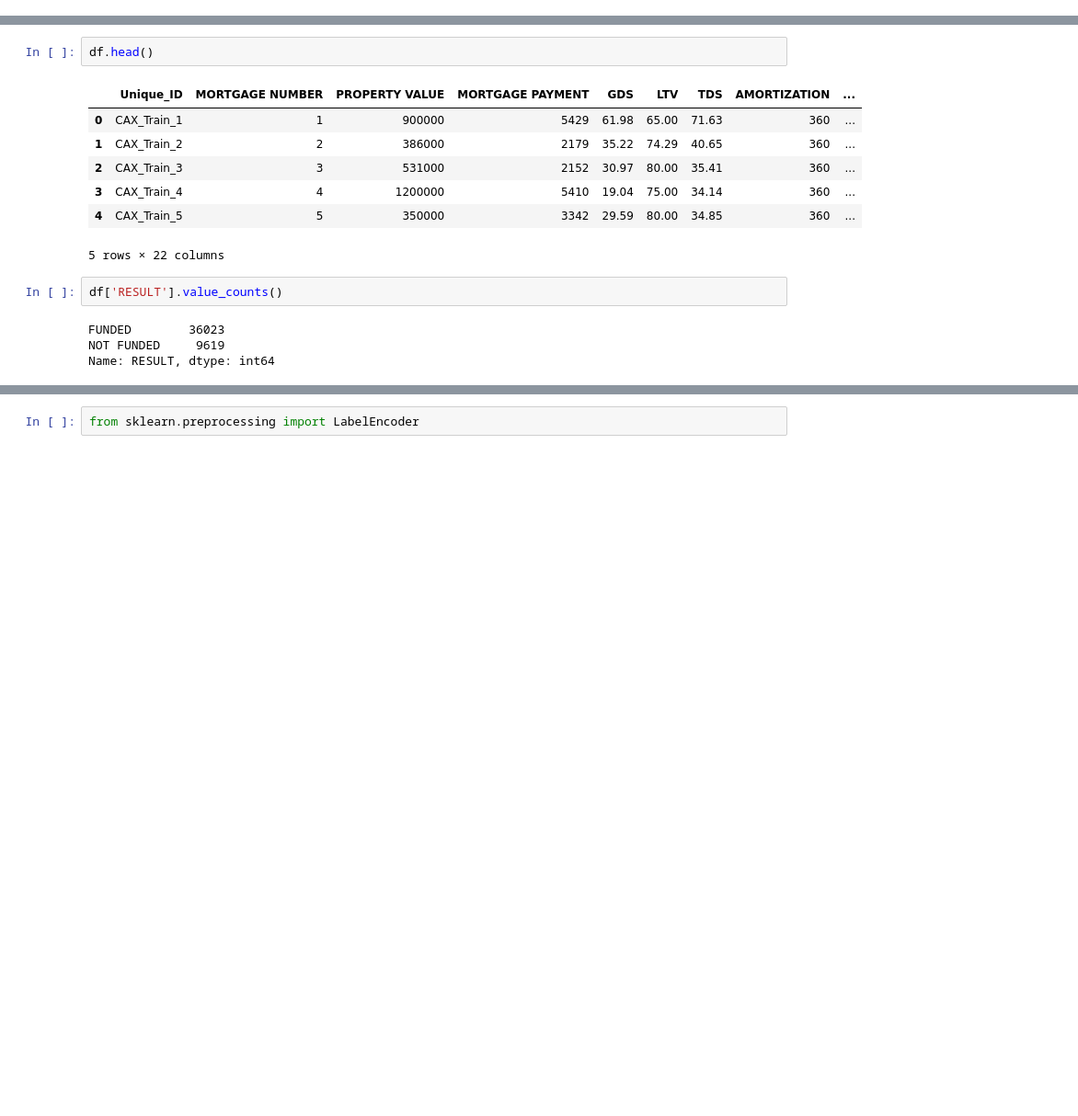
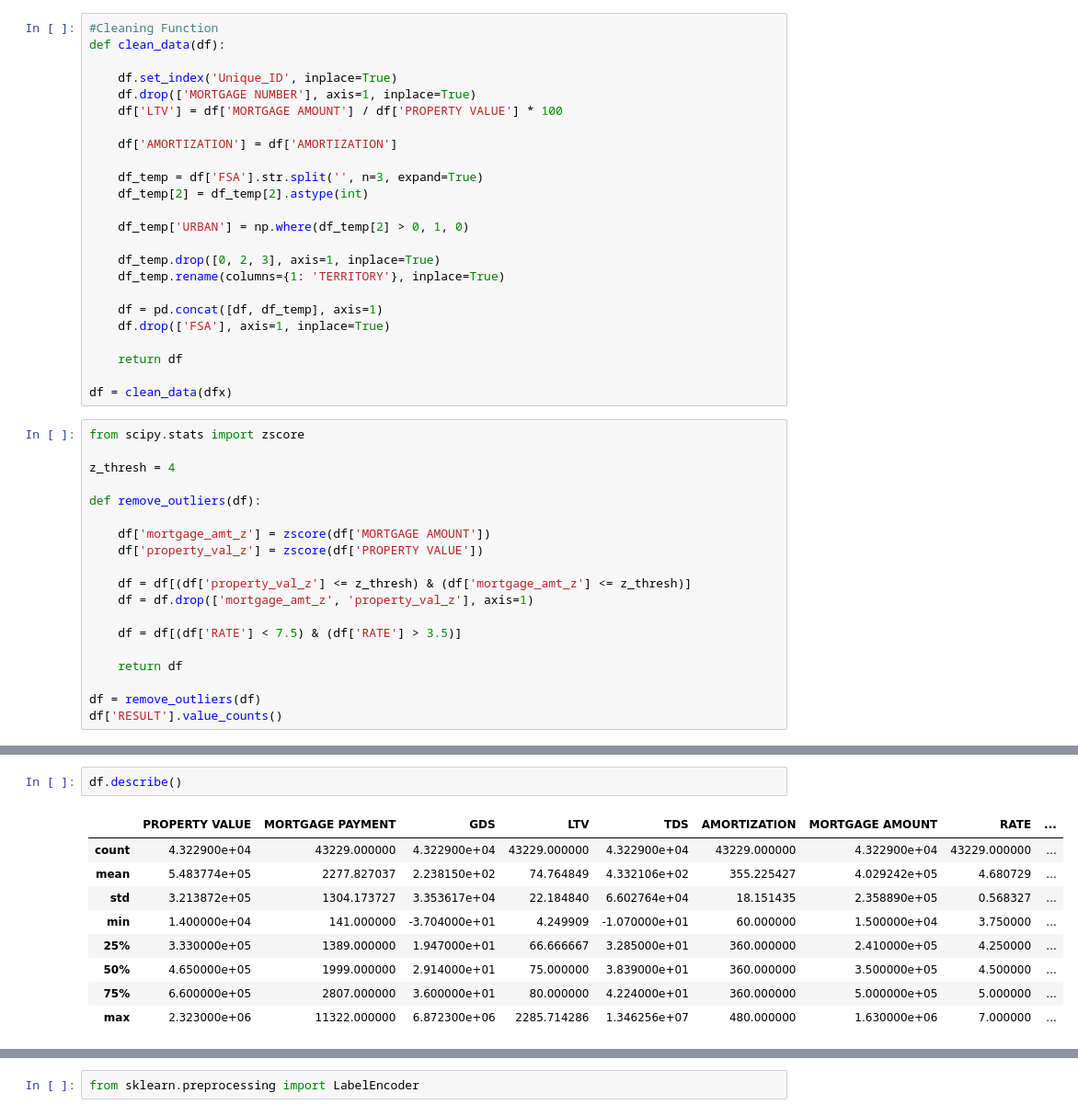
Before and after one commit to maks-p/cax_mortgage, a Jupyter notebook: data_scrub_eda.ipynb, the cells around one changed output, grey strips where cells are left out. Shown: that part at 92% size. Drawn from its saved outputs; the diff is of its cells as text; blank space fills up the shorter version.

```diff
--- a/data_scrub_eda.ipynb
+++ b/data_scrub_eda.ipynb
@@ -7,0 +18,43 @@ df = pd.DataFrame(data)
+# %%
+#Cleaning Function
+def clean_data(df):
+
+    df.set_index('Unique_ID', inplace=True)
+    df.drop(['MORTGAGE NUMBER'], axis=1, inplace=True)
+    df['LTV'] = df['MORTGAGE AMOUNT'] / df['PROPERTY VALUE'] * 100
+
+    df['AMORTIZATION'] = df['AMORTIZATION']
+
+    df_temp = df['FSA'].str.split('', n=3, expand=True)
+    df_temp[2] = df_temp[2].astype(int)
+
+    df_temp['URBAN'] = np.where(df_temp[2] > 0, 1, 0)
+
+    df_temp.drop([0, 2, 3], axis=1, inplace=True)
+    df_temp.rename(columns={1: 'TERRITORY'}, inplace=True)
+
+    df = pd.concat([df, df_temp], axis=1)
+    df.drop(['FSA'], axis=1, inplace=True)
+
+    return df
+
+df = clean_data(dfx)
+# %%
+from scipy.stats import zscore
+
+z_thresh = 4
+
+def remove_outliers(df):
+
+    df['mortgage_amt_z'] = zscore(df['MORTGAGE AMOUNT'])
+    df['property_val_z'] = zscore(df['PROPERTY VALUE'])
+
+    df = df[(df['property_val_z'] <= z_thresh) & (df['mortgage_amt_z'] <= z_thresh)]
+    df = df.drop(['mortgage_amt_z', 'property_val_z'], axis=1)
+
+    df = df[(df['RATE'] < 7.5) & (df['RATE'] > 3.5)]
+
+    return df
+
+df = remove_outliers(df)
+df['RESULT'].value_counts()
@@ -8,16 +135,12 @@ df = pd.DataFrame(data)
 # %%
-df.head()
+df.describe()
 # %% [output]
-|  | Unique_ID | MORTGAGE NUMBER | PROPERTY VALUE | MORTGAGE PAYMENT | GDS | LTV | TDS | AMORTIZATION | ... |
-| 0 | CAX_Train_1 | 1 | 900000 | 5429 | 61.98 | 65.00 | 71.63 | 360 | ... |
-| 1 | CAX_Train_2 | 2 | 386000 | 2179 | 35.22 | 74.29 | 40.65 | 360 | ... |
-| 2 | CAX_Train_3 | 3 | 531000 | 2152 | 30.97 | 80.00 | 35.41 | 360 | ... |
-| 3 | CAX_Train_4 | 4 | 1200000 | 5410 | 19.04 | 75.00 | 34.14 | 360 | ... |
-| 4 | CAX_Train_5 | 5 | 350000 | 3342 | 29.59 | 80.00 | 34.85 | 360 | ... |
+|  | PROPERTY VALUE | MORTGAGE PAYMENT | GDS | LTV | TDS | AMORTIZATION | MORTGAGE AMOUNT | RATE | ... |
+| count | 4.322900e+04 | 43229.000000 | 4.322900e+04 | 43229.000000 | 4.322900e+04 | 43229.000000 | 4.322900e+04 | 43229.000000 | ... |
+| mean | 5.483774e+05 | 2277.827037 | 2.238150e+02 | 74.764849 | 4.332106e+02 | 355.225427 | 4.029242e+05 | 4.680729 | ... |
+| std | 3.213872e+05 | 1304.173727 | 3.353617e+04 | 22.184840 | 6.602764e+04 | 18.151435 | 2.358890e+05 | 0.568327 | ... |
+| min | 1.400000e+04 | 141.000000 | -3.704000e+01 | 4.249909 | -1.070000e+01 | 60.000000 | 1.500000e+04 | 3.750000 | ... |
+| 25% | 3.330000e+05 | 1389.000000 | 1.947000e+01 | 66.666667 | 3.285000e+01 | 360.000000 | 2.410000e+05 | 4.250000 | ... |
+| 50% | 4.650000e+05 | 1999.000000 | 2.914000e+01 | 75.000000 | 3.839000e+01 | 360.000000 | 3.500000e+05 | 4.500000 | ... |
+| 75% | 6.600000e+05 | 2807.000000 | 3.600000e+01 | 80.000000 | 4.224000e+01 | 360.000000 | 5.000000e+05 | 5.000000 | ... |
+| max | 2.323000e+06 | 11322.000000 | 6.872300e+06 | 2285.714286 | 1.346256e+07 | 480.000000 | 1.630000e+06 | 7.000000 | ... |
-5 rows × 22 columns
-# %%
-df['RESULT'].value_counts()
-# %% [output]
-FUNDED        36023
-NOT FUNDED     9619
-Name: RESULT, dtype: int64
```
Also changed, not shown: parts of 108 cells of this notebook, 2 other files.
